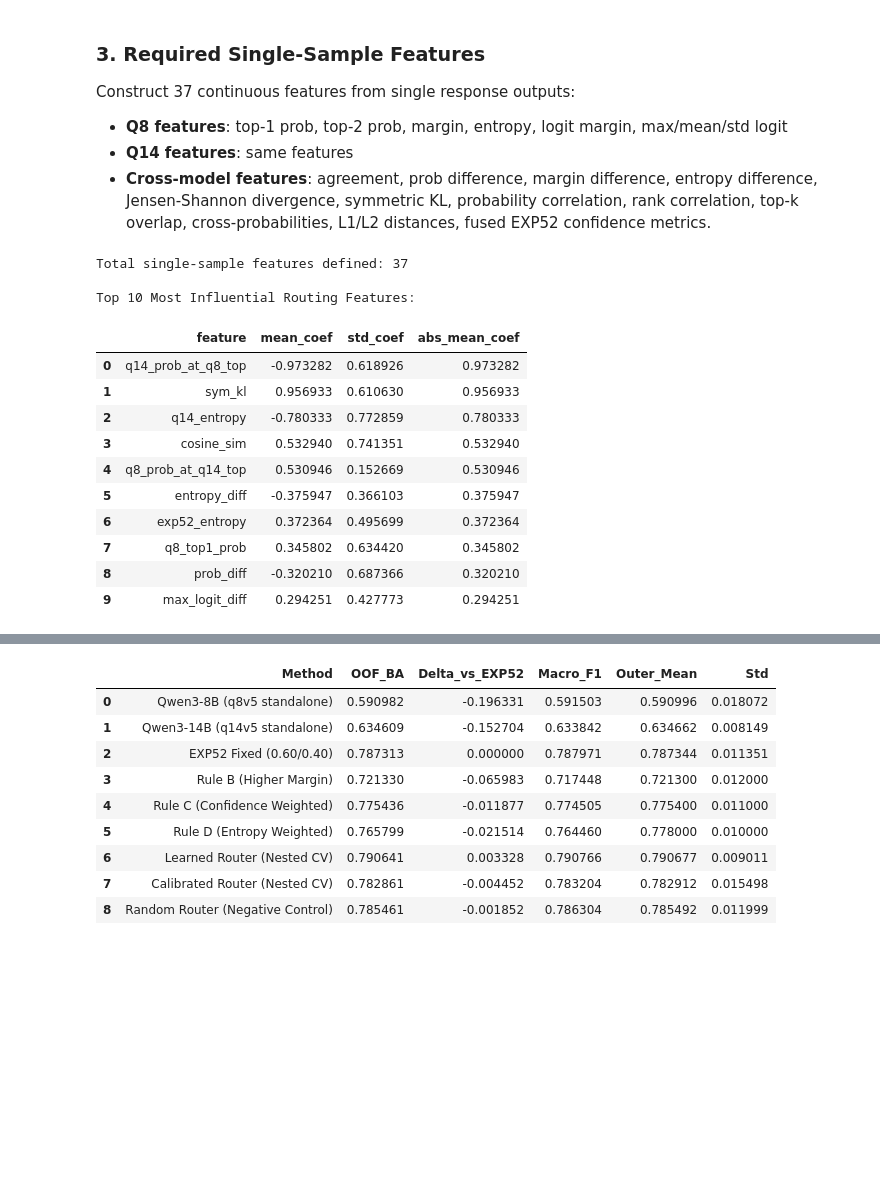
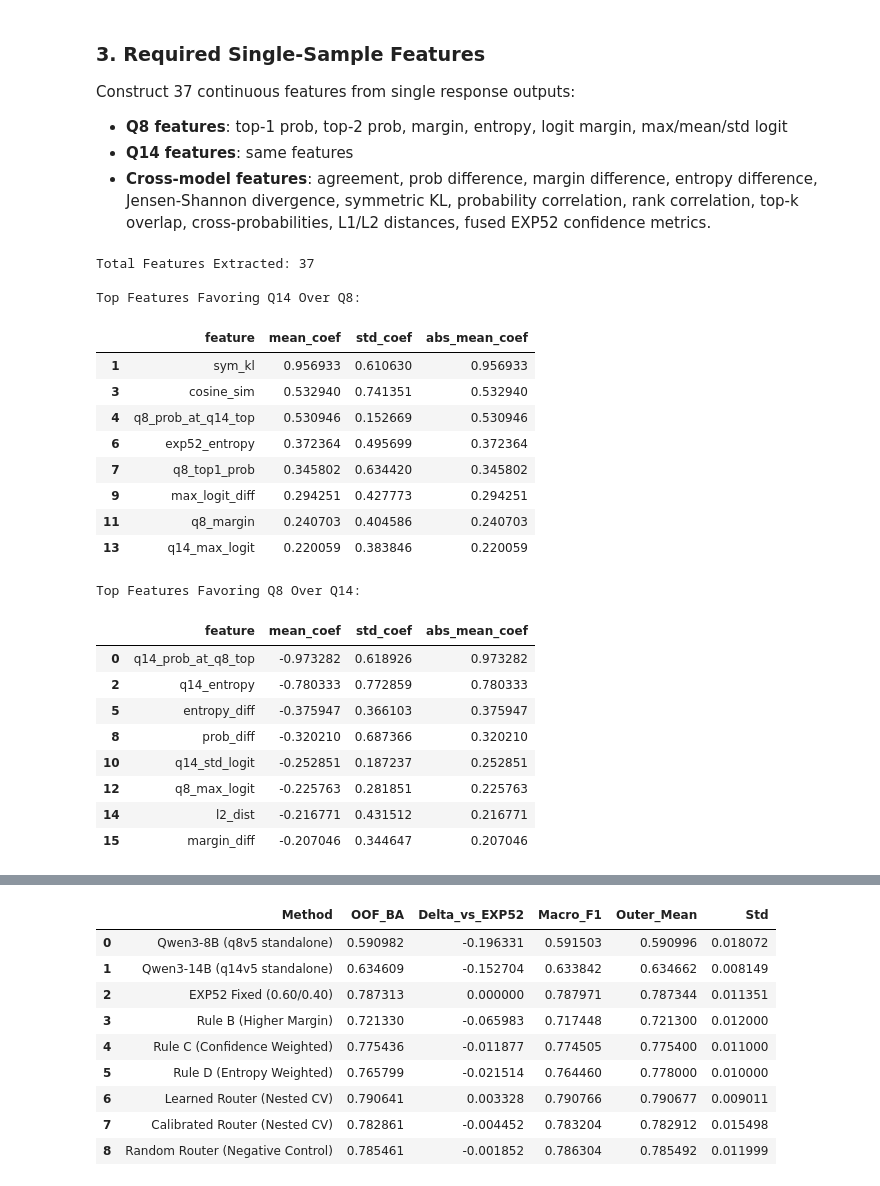
Before and after one commit to jbjoyk/name-the-llm, a Jupyter notebook: notebooks/64_disagreement_confidence_routing.ipynb, the cells around one changed output, grey strips where cells are left out. Cells and saved outputs as stored; diff of their text form; code cells hidden in the pictures; blank space fills up the shorter version.

```diff
--- a/notebooks/64_disagreement_confidence_routing.ipynb
+++ b/notebooks/64_disagreement_confidence_routing.ipynb
@@ -81,29 +181,40 @@ Construct 37 continuous features from single response outputs:
 - **Q8 features**: top-1 prob, top-2 prob, margin, entropy, logit margin, max/mean/std logit
 - **Q14 features**: same features
 - **Cross-model features**: agreement, prob difference, margin difference, entropy difference, Jensen-Shannon divergence, symmetric KL, probability correlation, rank correlation, top-k overlap, cross-probabilities, L1/L2 distances, fused EXP52 confidence metrics.
-# %%
-# 3. Load Feature Definitions & Statistics
-with open(EXP_DIR / "feature_definitions.json") as f:
-    feat_defs = json.load(f)
-print(f"Total single-sample features defined: {len(feat_defs)}")
-
-# Display top coefficients from the trained router
-df_coeffs = pd.read_csv(EXP_DIR / "router_coefficients.csv")
-print("\nTop 10 Most Influential Routing Features:")
-display(df_coeffs.head(10)[["feature", "mean_coef", "std_coef", "abs_mean_coef"]])
-# %% [output]
-Total single-sample features defined: 37
-
-Top 10 Most Influential Routing Features:
-|  | feature | mean_coef | std_coef | abs_mean_coef |
-| 0 | q14_prob_at_q8_top | -0.973282 | 0.618926 | 0.973282 |
-| 1 | sym_kl | 0.956933 | 0.610630 | 0.956933 |
-| 2 | q14_entropy | -0.780333 | 0.772859 | 0.780333 |
-| 3 | cosine_sim | 0.532940 | 0.741351 | 0.532940 |
-| 4 | q8_prob_at_q14_top | 0.530946 | 0.152669 | 0.530946 |
-| 5 | entropy_diff | -0.375947 | 0.366103 | 0.375947 |
-| 6 | exp52_entropy | 0.372364 | 0.495699 | 0.372364 |
-| 7 | q8_top1_prob | 0.345802 | 0.634420 | 0.345802 |
-| 8 | prob_diff | -0.320210 | 0.687366 | 0.320210 |
-| 9 | max_logit_diff | 0.294251 | 0.427773 | 0.294251 |
+# %%
+# 3. Load Feature Definitions & Router Coefficients
+if coeffs_path is not None and coeffs_path.exists():
+    df_coeffs = pd.read_csv(coeffs_path)
+else:
+    df_coeffs = pd.read_csv(io.StringIO(EMBEDDED_PAYLOAD["router_coefficients_csv"]))
+
+print(f"Total Features Extracted: {len(df_coeffs)}")
+print("\nTop Features Favoring Q14 Over Q8:")
+display(df_coeffs.sort_values(by="mean_coef", ascending=False).head(8))
+
+print("\nTop Features Favoring Q8 Over Q14:")
+display(df_coeffs.sort_values(by="mean_coef", ascending=True).head(8))
+# %% [output]
+Total Features Extracted: 37
+
+Top Features Favoring Q14 Over Q8:
+|  | feature | mean_coef | std_coef | abs_mean_coef |
+| 1 | sym_kl | 0.956933 | 0.610630 | 0.956933 |
+| 3 | cosine_sim | 0.532940 | 0.741351 | 0.532940 |
+| 4 | q8_prob_at_q14_top | 0.530946 | 0.152669 | 0.530946 |
+| 6 | exp52_entropy | 0.372364 | 0.495699 | 0.372364 |
+| 7 | q8_top1_prob | 0.345802 | 0.634420 | 0.345802 |
+| 9 | max_logit_diff | 0.294251 | 0.427773 | 0.294251 |
+| 11 | q8_margin | 0.240703 | 0.404586 | 0.240703 |
+| 13 | q14_max_logit | 0.220059 | 0.383846 | 0.220059 |
+Top Features Favoring Q8 Over Q14:
+|  | feature | mean_coef | std_coef | abs_mean_coef |
+| 0 | q14_prob_at_q8_top | -0.973282 | 0.618926 | 0.973282 |
+| 2 | q14_entropy | -0.780333 | 0.772859 | 0.780333 |
+| 5 | entropy_diff | -0.375947 | 0.366103 | 0.375947 |
+| 8 | prob_diff | -0.320210 | 0.687366 | 0.320210 |
+| 10 | q14_std_logit | -0.252851 | 0.187237 | 0.252851 |
+| 12 | q8_max_logit | -0.225763 | 0.281851 | 0.225763 |
+| 14 | l2_dist | -0.216771 | 0.431512 | 0.216771 |
+| 15 | margin_diff | -0.207046 | 0.344647 | 0.207046 |
 # %% [markdown]
```
Also changed, not shown: parts of 14 cells of this notebook, 7 other files.
